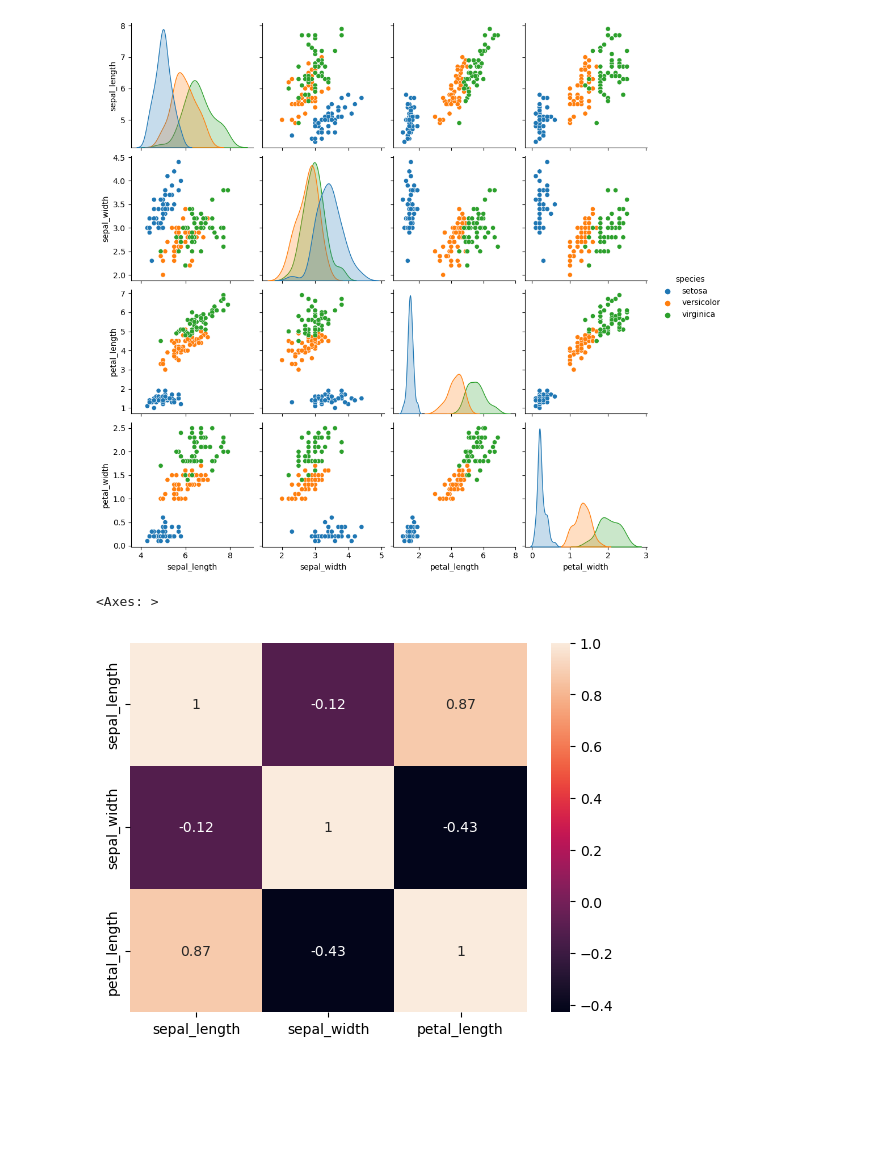
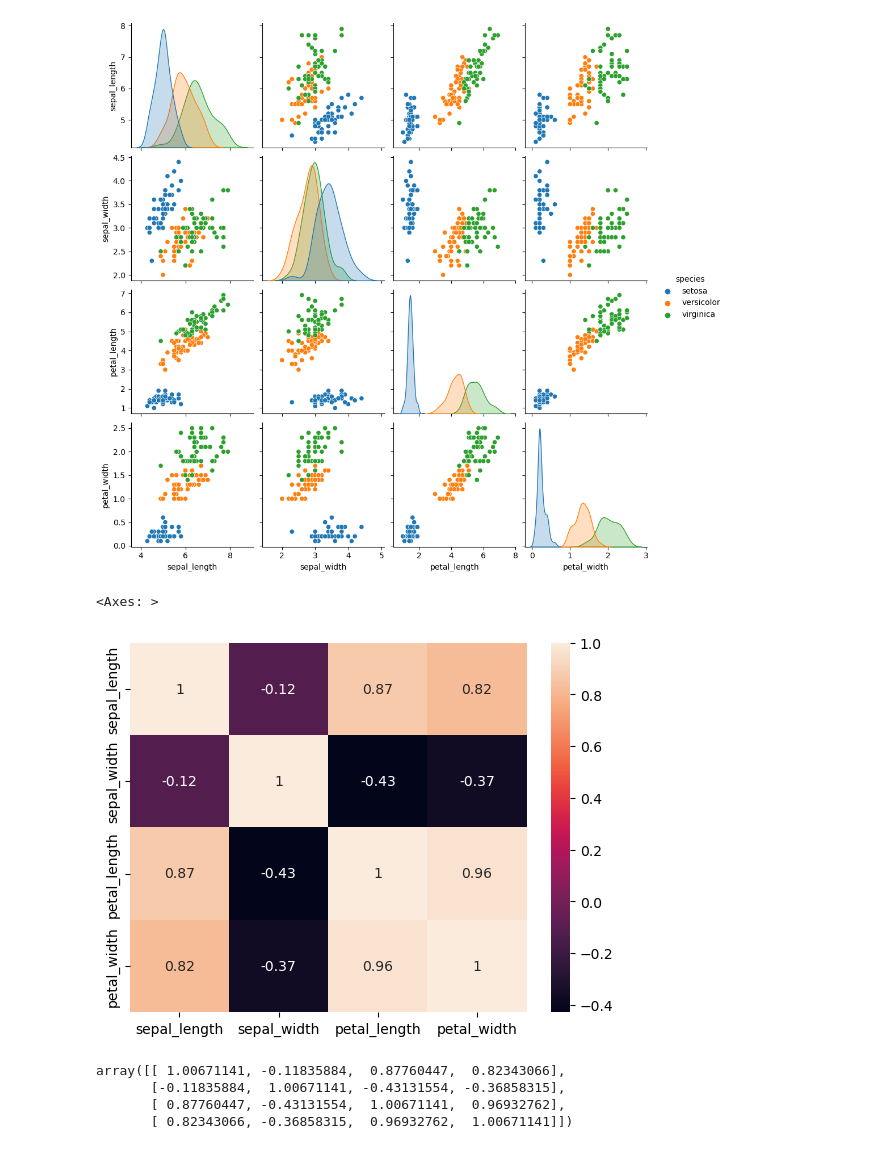
Before and after one commit to data4if/project_math, a Jupyter notebook: statics.ipynb, the cells around one changed output. Cells and saved outputs as stored; diff of their text form; code cells hidden in the pictures; blank space fills up the shorter version.

```diff
--- a/statics.ipynb
+++ b/statics.ipynb
@@ -151,12 +151,24 @@ sns.pairplot(irir, hue='species')
 [figure]
 # %%
 # Para poder usar headmat debo encontrar la forma de decirle al dataframe de pandas que ignore una columnna
-new_irir=irir.iloc[:,0:3]
+new_irir=irir.iloc[:,0:4]
 # con el slicing que anterior nos quedamos solo con las variables numericas
 # y nos permitio usar el comando coor, que nos da la correlacion entre
 # variables numericas
 sns.heatmap(new_irir.corr(), annot=True)
 # irir.drop('species')]
 # %% [output]
 <Axes: >
-[figure, old version]
+[figure, new version]
+# %%
+scaler= StandardScaler()
+# Usando iLoc - en vez de nombre
+scaled = scaler.fit_transform(new_irir)
+scaled.T
+covar = np.cov(scaled.T)
+covar
+# %% [output]
+array([[ 1.00671141, -0.11835884,  0.87760447,  0.82343066],
+       [-0.11835884,  1.00671141, -0.43131554, -0.36858315],
+       [ 0.87760447, -0.43131554,  1.00671141,  0.96932762],
+       [ 0.82343066, -0.36858315,  0.96932762,  1.00671141]])
```
Also changed, not shown: 3 other files.
